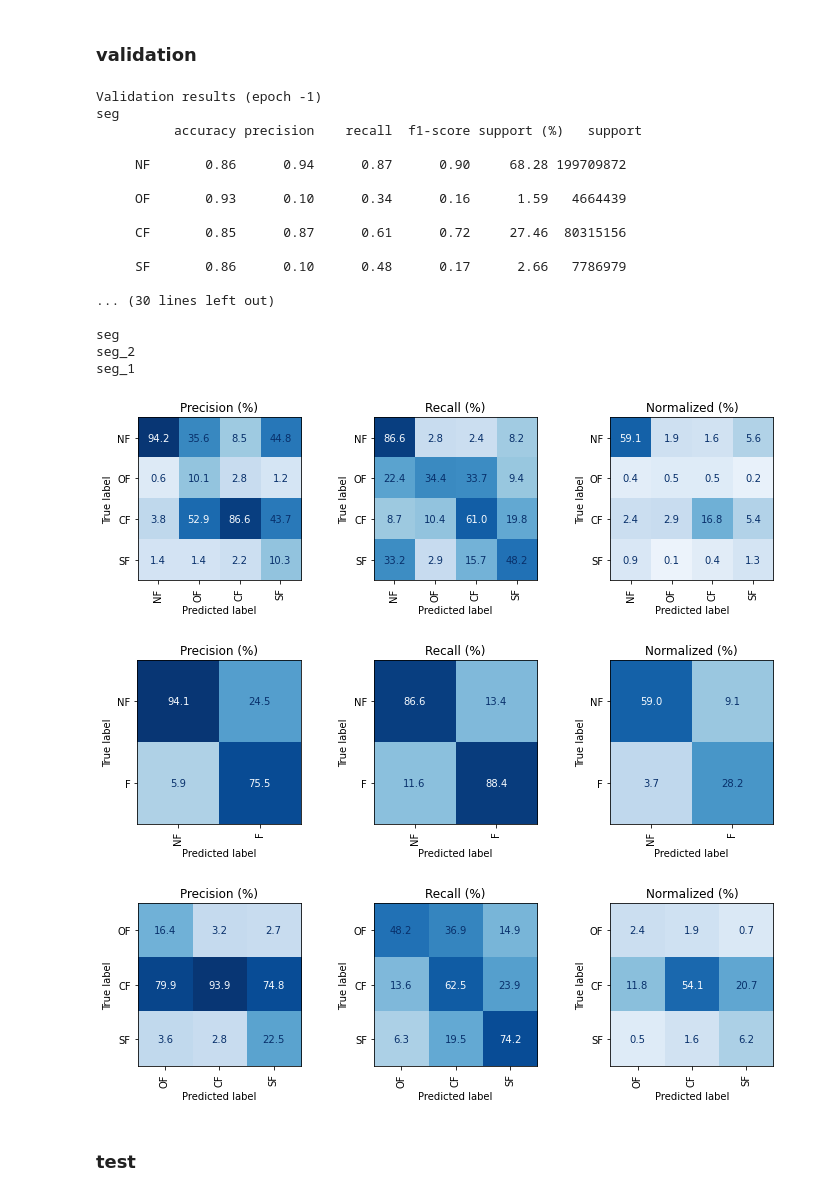
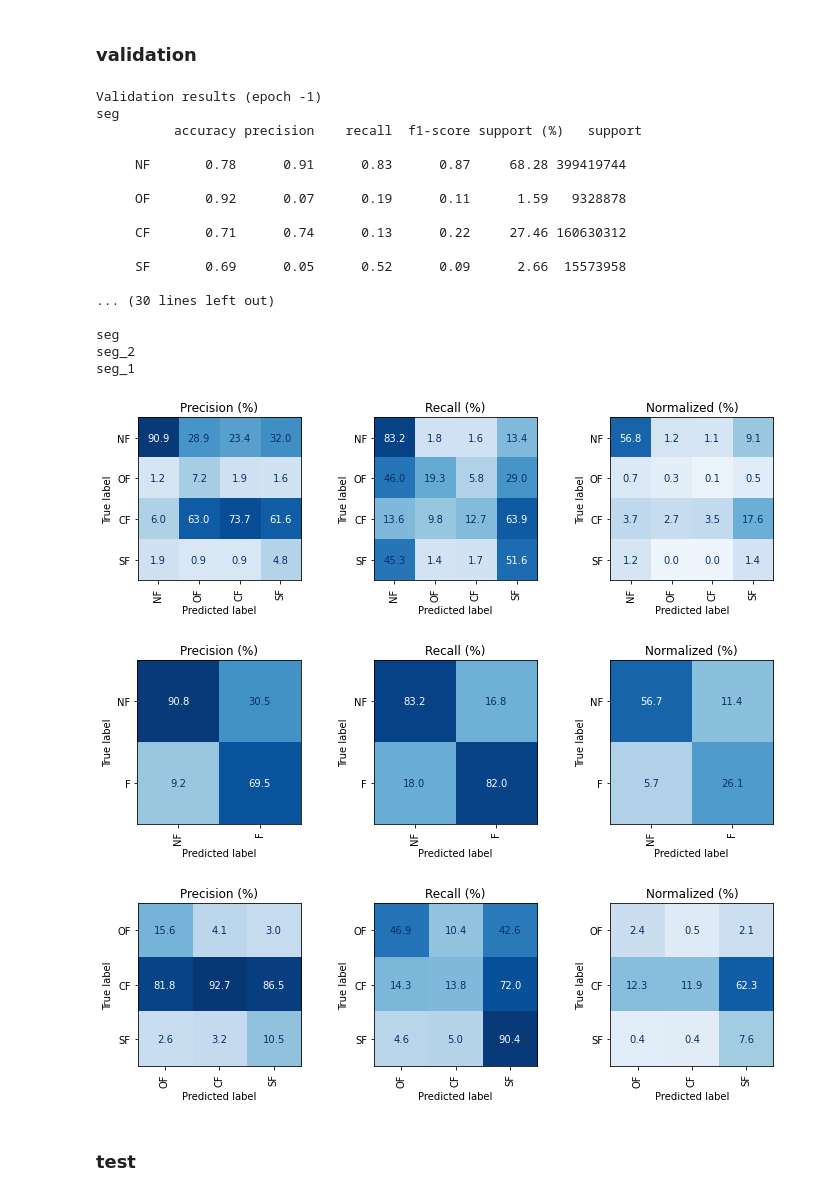
Before and after one commit to KookaS/multi-resolution-forest-mapping, a Jupyter notebook: src/analysis/analyse_results.ipynb, the cells around one changed output. Drawn from its saved outputs; the diff is of its cells as text; code cells hidden in the pictures.

Commit message:
training works for both encoders of high and low img resolution

```diff
--- a/src/analysis/analyse_results.ipynb
+++ b/src/analysis/analyse_results.ipynb
@@ -38,29 +38,29 @@ show_model_metrics(fn, None)
 # %% [markdown]
 ### validation
 # %%
-fn = '../output/baseline_hierarchical/training/baseline_hierarchical_metrics.pt'
+fn = '../../results/training/results_metrics.pt'
 show_model_metrics(fn, -1)
 # %% [output]
 Validation results (epoch -1)
 seg
           accuracy precision    recall  f1-score support (%)   support
 
-     NF       0.86      0.94      0.87      0.90     68.28 199709872
+     NF       0.78      0.91      0.83      0.87     68.28 399419744
 
-     OF       0.93      0.10      0.34      0.16      1.59   4664439
+     OF       0.92      0.07      0.19      0.11      1.59   9328878
 
-     CF       0.85      0.87      0.61      0.72     27.46  80315156
+     CF       0.71      0.74      0.13      0.22     27.46 160630312
 
-     SF       0.86      0.10      0.48      0.17      2.66   7786979
+     SF       0.69      0.05      0.52      0.09      2.66  15573958
 
 ... (30 lines left out)
 
 seg
 seg_2
 seg_1
-[figure, old version]
+[figure, new version]
 [figure]
-[figure, old version]
+[figure, new version]
 # %% [markdown]
 ### test
 # %%
```
Also changed, not shown: parts of 1 cell of this notebook, 35 other files.
